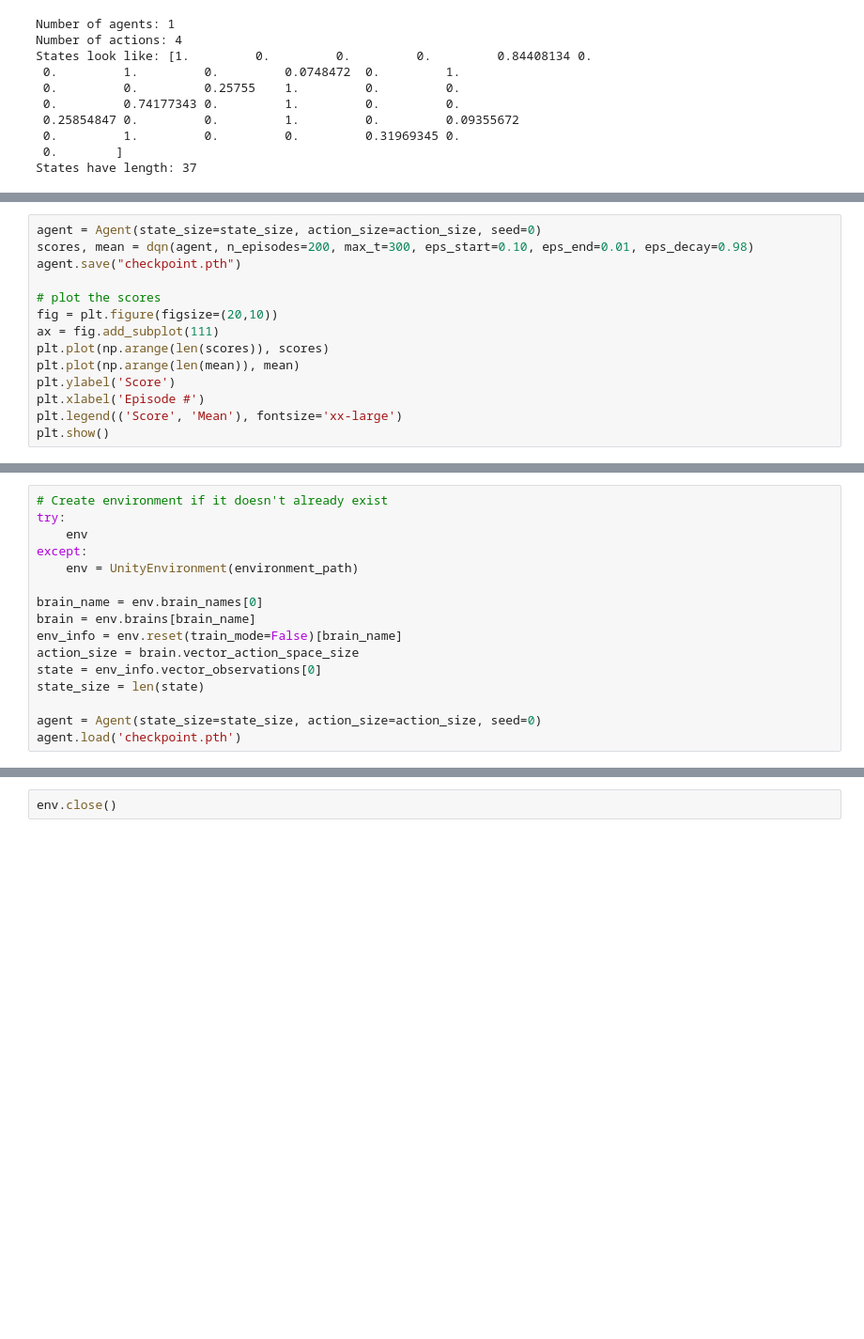
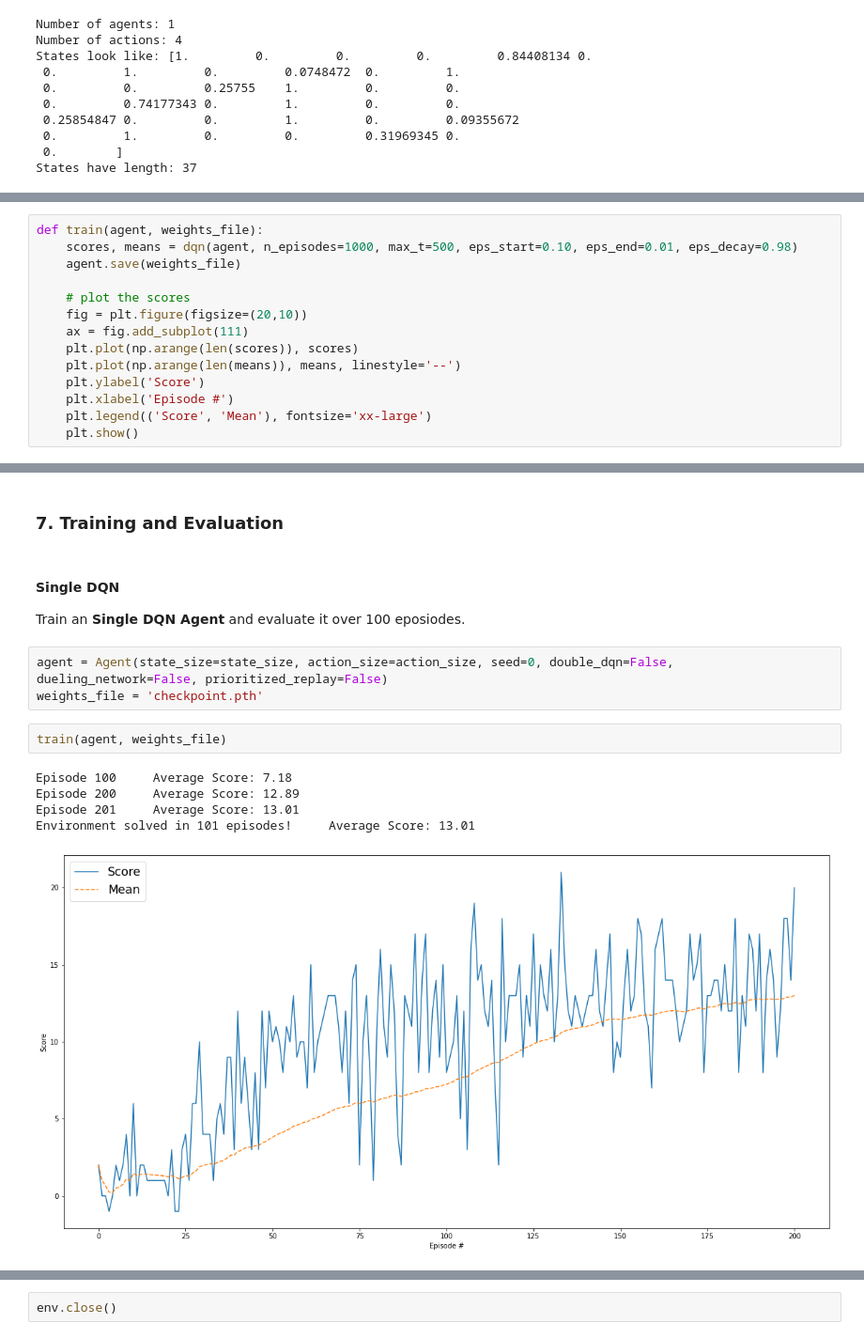
Before and after one commit to aboerzel/Deep-Reinforcement-Learning-Nanodegree, a Jupyter notebook: deep-reinforcement-learning/p1_navigation/Navigation.ipynb, the cells around one changed output, grey strips where cells are left out. Shown at 94% size. Drawn from its saved outputs; the diff is of its cells as text; blank space fills up the shorter version.

```diff
--- a/deep-reinforcement-learning/p1_navigation/Navigation.ipynb
+++ b/deep-reinforcement-learning/p1_navigation/Navigation.ipynb
@@ -159,14 +180,14 @@ def dqn(agent, n_episodes=2000, max_t=1000, eps_start=1.0, eps_end=0.01, eps_dec
 # %%
-agent = Agent(state_size=state_size, action_size=action_size, seed=0)
-scores, mean = dqn(agent, n_episodes=200, max_t=300, eps_start=0.10, eps_end=0.01, eps_decay=0.98)
-agent.save("checkpoint.pth")
+def train(agent, weights_file):
+    scores, means = dqn(agent, n_episodes=1000, max_t=500, eps_start=0.10, eps_end=0.01, eps_decay=0.98)
+    agent.save(weights_file)
 
-# plot the scores
-fig = plt.figure(figsize=(20,10))
-ax = fig.add_subplot(111)
-plt.plot(np.arange(len(scores)), scores)
-plt.plot(np.arange(len(mean)), mean)
-plt.ylabel('Score')
-plt.xlabel('Episode #')
-plt.legend(('Score', 'Mean'), fontsize='xx-large')
-plt.show()
+    # plot the scores
+    fig = plt.figure(figsize=(20,10))
+    ax = fig.add_subplot(111)
+    plt.plot(np.arange(len(scores)), scores)
+    plt.plot(np.arange(len(means)), means, linestyle='--')
+    plt.ylabel('Score')
+    plt.xlabel('Episode #')
+    plt.legend(('Score', 'Mean'), fontsize='xx-large')
+    plt.show()
@@ -181,16 +193,0 @@ Environment solved in 55 episodes!      Average Score: 13.05
-# %%
-# Create environment if it doesn't already exist
-try:
-    env
-except:
-    env = UnityEnvironment(environment_path)
-
-brain_name = env.brain_names[0]
-brain = env.brains[brain_name]
-env_info = env.reset(train_mode=False)[brain_name]
-action_size = brain.vector_action_space_size
-state = env_info.vector_observations[0]
-state_size = len(state)
-
-agent = Agent(state_size=state_size, action_size=action_size, seed=0)
-agent.load('checkpoint.pth')
@@ -245,0 +237,16 @@ Episode 5       Score: 9.000
+# %% [markdown]
+### 7. Training and Evaluation
+# %% [markdown]
+#### Single DQN
+Train an **Single DQN Agent** and evaluate it over 100 eposiodes.
+# %%
+agent = Agent(state_size=state_size, action_size=action_size, seed=0, double_dqn=False, dueling_network=False, prioritized_replay=False)
+weights_file = 'checkpoint.pth'
+# %%
+train(agent, weights_file)
+# %% [output]
+Episode 100     Average Score: 7.18
+Episode 200     Average Score: 12.89
+Episode 201     Average Score: 13.01
+Environment solved in 101 episodes!     Average Score: 13.01
+[figure, added]
```
Also changed, not shown: parts of 29 cells of this notebook, 7 other files.
